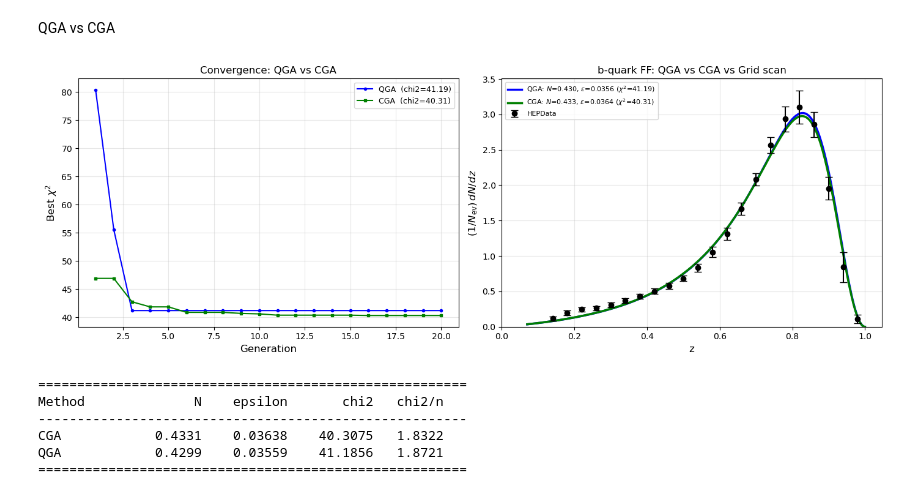
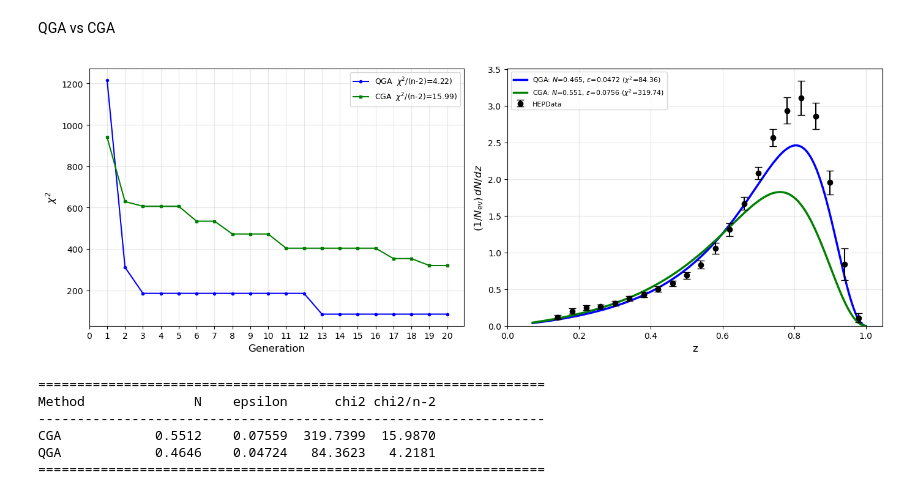
Before and after one commit to FranPG-codes/Quantum-Genetic-Algorithm-for-BSM-sampling, a Jupyter notebook: QGA_For_BSM_Sampling/QGA_For_BSM_Sampling.ipynb, the cells around one changed output. Cells and saved outputs as stored; diff of their text form; code cells hidden in the pictures.

```diff
--- a/QGA_For_BSM_Sampling/QGA_For_BSM_Sampling.ipynb
+++ b/QGA_For_BSM_Sampling/QGA_For_BSM_Sampling.ipynb
@@ -99,12 +99,9 @@ We define our variables that define our phase space and the number of qubits nee
 
 PARAM_NAMES      = ['N', 'epsilon']
 
-# ranges
-#   N       ∈ [0.0001, 5.0]    normalization
-#   epsilon ∈ [0.00001, 0.30]  Peterson's parameter for heavy quarks
-#            (tipically: ε_b ≈ 0.006 – 0.030)
-PARAM_MIN        = np.array([0.2,  0.01])
-PARAM_MAX        = np.array([0.6,   0.06 ])
+
+PARAM_MIN        = np.array([0.0,  0.0])
+PARAM_MAX        = np.array([1.0,   0.3 ])
 N_PARAMS         = 2
 QUBITS_PER_PARAM = 7
 NUM_QUBITS       = N_PARAMS * QUBITS_PER_PARAM
@@ -117,7 +114,7 @@ for name, lo, hi in zip(PARAM_NAMES, PARAM_MIN, PARAM_MAX):
 
 
 def peterson_raw(z, N, epsilon):
-    """D(z; N, ε) = N / [z * (1 - 1/z - ε/(1-z))²]
+    """D(z; N, ε) = N / [z * (1- 1/z - ε/(1-z))²]
     """
     z = np.asarray(z, dtype=float)
     z = np.clip(z, 1e-7, 1.0 - 1e-7)
@@ -360,7 +406,7 @@ def cga_mutate(individual, mutation_rate):
     return ''.join(flipped)
 
 
-def run_cga(generations=200, population_size=20, mutation_rate=0.03,
+def run_cga(generations=50, population_size=21, mutation_rate=0.03,
             tournament_k=3, seed=None):
 
     if seed is not None:
@@ -371,7 +417,7 @@ def run_cga(generations=200, population_size=20, mutation_rate=0.03,
     population = [cga_random_individual() for _ in range(population_size)]
 
     best_chi2  = float('inf')
-    best_theta = np.array([1.0, 0.006])
+    best_theta = np.array([1.0, 0.006, 0.0001])
     history    = []
 
     print(f"CGA — Peterson | {NUM_QUBITS} bits | "
@@ -419,8 +465,8 @@ def run_cga(generations=200, population_size=20, mutation_rate=0.03,
 
 
 cga_chi2, cga_theta, cga_history = run_cga(
-    generations     = 50,
-    population_size = 20,
+    generations     = 20,
+    population_size = 10,
     mutation_rate   = 0.03,
     tournament_k    = 3,
     seed            = 42
@@ -467,65 +513,64 @@ Final cirquit
 # %% [markdown]
 QGA vs CGA
 # %%
-
-
+n_pts = len(z_data)
 fig, axes = plt.subplots(1, 2, figsize=(14, 5))
-
 gen_axis_qga = np.arange(1, len(history)     + 1)
 gen_axis_cga = np.arange(1, len(cga_history) + 1)
 
 axes[0].plot(gen_axis_qga, history,     'b-o', markersize=3, lw=1.5,
-             label=f'QGA  (chi2={best_chi2:.2f})')
+             label=f'QGA  $\chi^2$/(n-2)={best_chi2/(n_pts-2):.2f})')
 axes[0].plot(gen_axis_cga, cga_history, 'g-s', markersize=3, lw=1.5,
-             label=f'CGA  (chi2={cga_chi2:.2f})')
+             label=f'CGA  $\chi^2$/(n-2)={cga_chi2/(n_pts-2):.2f})')
 
 axes[0].set_xlabel('Generation', fontsize=12)
-axes[0].set_ylabel(r'Best $\chi^2$', fontsize=12)
-axes[0].set_title('Convergence: QGA vs CGA')
+axes[0].set_ylabel(r'$\chi^2$', fontsize=12)
+valores_x = [0,1,2,3,4,5,6,7,8,9,10,11,12,13,14,15,16,17,18,19,20]
+axes[0].set_xticks(valores_x)
 axes[0].legend(fontsize=9)
 axes[0].grid(True, alpha=0.3)
 
 z_fine    = np.linspace(Z_MIN, Z_MAX, 500)
 f_qga_    = ff_model(z_fine, best_theta)
 f_cga_    = ff_model(z_fine, cga_theta)
 
 axes[1].errorbar(z_data, y_data, yerr=sigma_data,
                  fmt='ko', capsize=4, label='HEPData', zorder=5)
 axes[1].plot(z_fine, f_qga_, 'b-',  lw=2.5,
              label=(rf'QGA: $N$={best_theta[0]:.3f}, '
                     rf'$\varepsilon$={best_theta[1]:.4f} '
                     rf'($\chi^2$={best_chi2:.2f})'))
 axes[1].plot(z_fine, f_cga_, 'g-',  lw=2.5,
              label=(rf'CGA: $N$={cga_theta[0]:.3f}, '
                     rf'$\varepsilon$={cga_theta[1]:.4f} '
                     rf'($\chi^2$={cga_chi2:.2f})'))
 
 
 axes[1].set_xlabel('z', fontsize=12)
 axes[1].set_ylabel(r'$(1/N_{\rm ev})\,dN/dz$', fontsize=12)
-axes[1].set_title('b-quark FF: QGA vs CGA vs Grid scan')
 axes[1].legend(fontsize=8)
 axes[1].set_xlim(left=0); axes[1].set_ylim(bottom=0)
 axes[1].grid(True, alpha=0.3)
+
 
 plt.tight_layout()
 plt.show()
 
 # --- Summary table ---
-print("\n" + "=" * 55)
-print(f"{'Method':<12} {'N':>8} {'epsilon':>10} {'chi2':>10} {'chi2/n':>8}")
-print("-" * 55)
-n_pts = len(z_data)
+print("\n" + "=" * 65)
+print(f"{'Method':<12} {'N':>8} {'epsilon':>10}{'chi2':>10} {'chi2/n-2':>8}")
+print("-" * 65)
+
 for label, th, chi2 in [
         ('CGA',       cga_theta,  cga_chi2),
         ('QGA',       best_theta, best_chi2)]:
-    print(f"{label:<12} {th[0]:>8.4f} {th[1]:>10.5f} {chi2:>10.4f} {chi2/n_pts:>8.4f}")
-print("=" * 55)
+    print(f"{label:<12} {th[0]:>8.4f} {th[1]:>10.5f}{chi2:>10.4f} {chi2/(n_pts-2):>8.4f}")
+print("=" * 65)
 # %% [output]
-[figure, old version]
+[figure, new version]
-=======================================================
-Method              N    epsilon       chi2   chi2/n
--------------------------------------------------------
-CGA            0.4331    0.03638    40.3075   1.8322
-QGA            0.4299    0.03559    41.1856   1.8721
-=======================================================
+=================================================================
+Method              N    epsilon      chi2 chi2/n-2
+-----------------------------------------------------------------
+CGA            0.5512    0.07559  319.7399  15.9870
+QGA            0.4646    0.04724   84.3623   4.2181
+=================================================================
```
Also changed, not shown: parts of 8 cells of this notebook, 4 other files.
